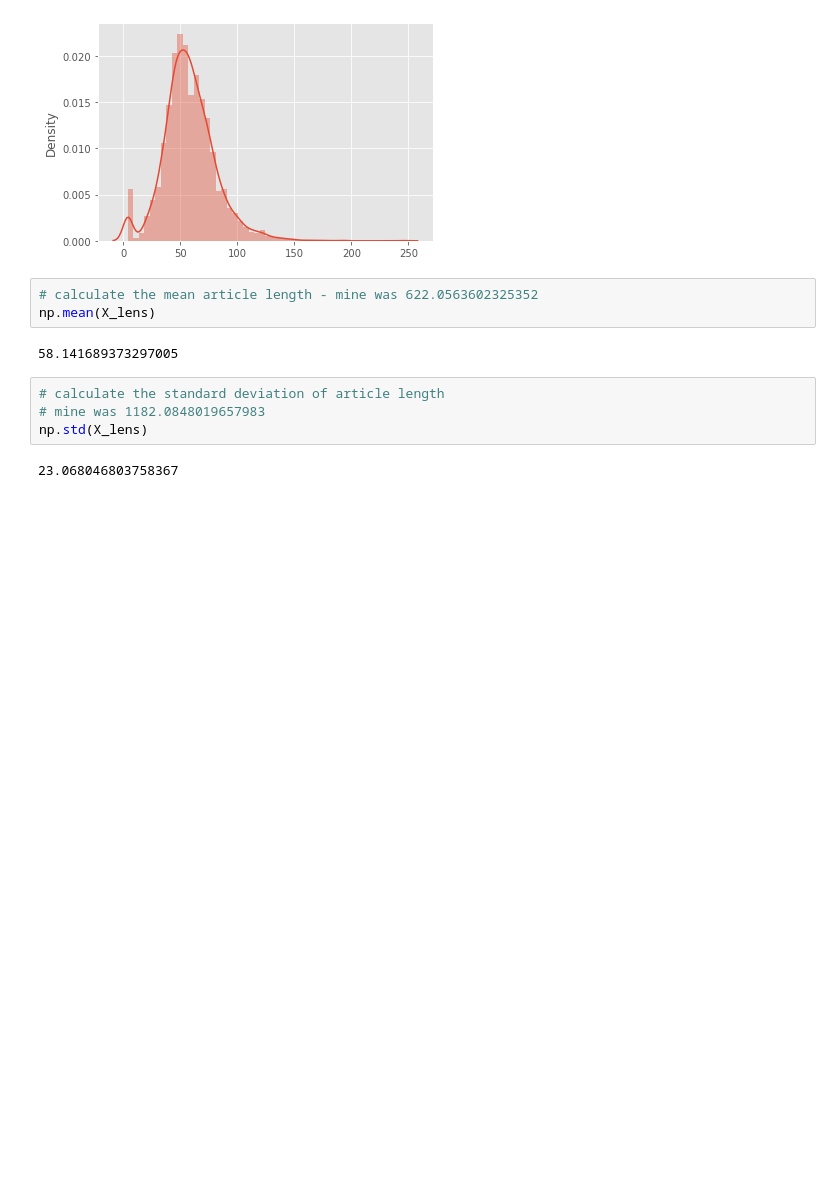
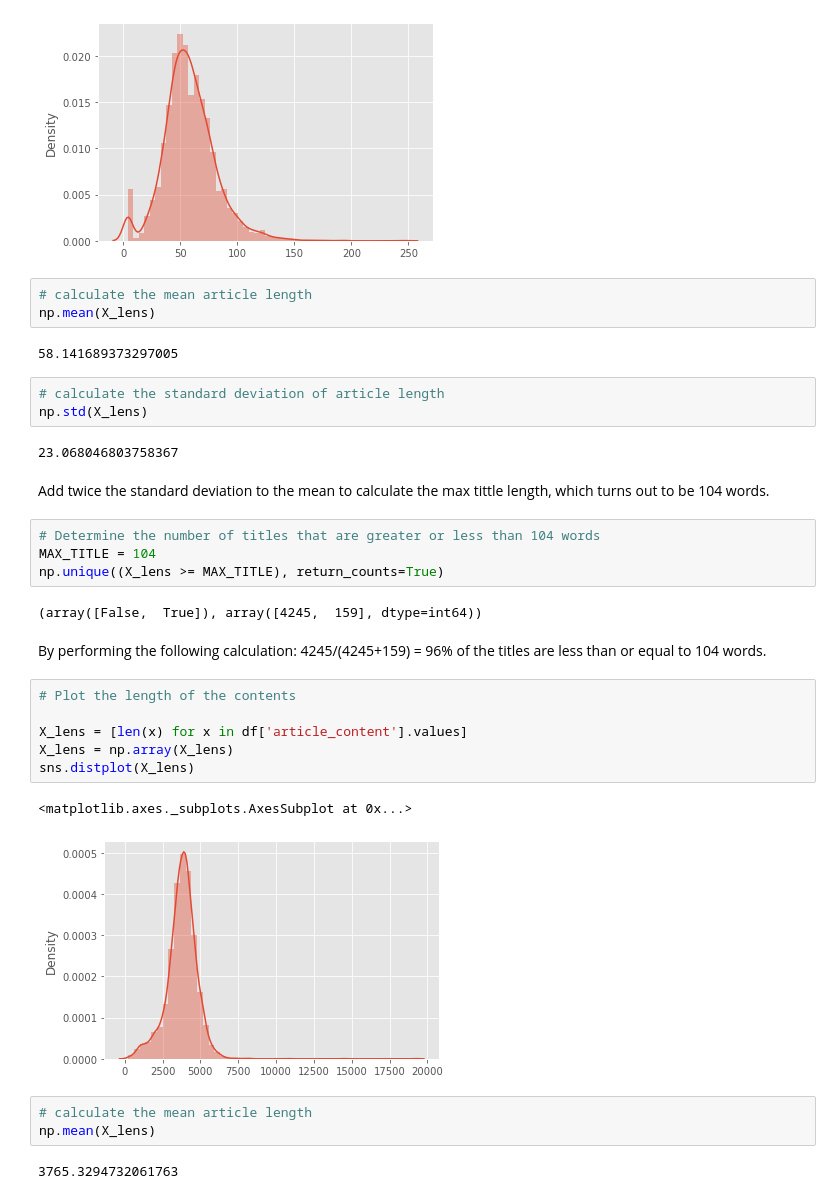
Before and after one commit to Askelan-cyber/FakeNewsGenerator, a Jupyter notebook: Caresir/data_prep.ipynb, the cells around one changed output. Cells and saved outputs as stored; diff of their text form; blank space fills up the shorter version.

```diff
--- a/Caresir/data_prep.ipynb
+++ b/Caresir/data_prep.ipynb
@@ -43,13 +47,36 @@ sns.distplot(X_lens)
 <matplotlib.axes._subplots.AxesSubplot at 0x...>
 [figure]
 # %%
-# calculate the mean article length - mine was 622.0563602325352
+# calculate the mean article length
 np.mean(X_lens)
 # %% [output]
 58.141689373297005
 # %%
 # calculate the standard deviation of article length
-# mine was 1182.0848019657983
 np.std(X_lens)
 # %% [output]
 23.068046803758367
+# %% [markdown]
+Add twice the standard deviation to the mean to calculate the max tittle length, which turns out to be 104 words.
+# %%
+# Determine the number of titles that are greater or less than 104 words
+MAX_TITLE = 104
+np.unique((X_lens >= MAX_TITLE), return_counts=True)
+# %% [output]
+(array([False,  True]), array([4245,  159], dtype=int64))
+# %% [markdown]
+By performing the following calculation: 4245/(4245+159) = 96% of the titles are less than or equal to 104 words.
+# %%
+# Plot the length of the contents
+
+X_lens = [len(x) for x in df['article_content'].values]
+X_lens = np.array(X_lens)
+sns.distplot(X_lens)
+# %% [output]
+<matplotlib.axes._subplots.AxesSubplot at 0x...>
+[figure, added]
+# %%
+# calculate the mean article length
+np.mean(X_lens)
+# %% [output]
+3765.3294732061763
```
Also changed, not shown: parts of 6 cells of this notebook.
